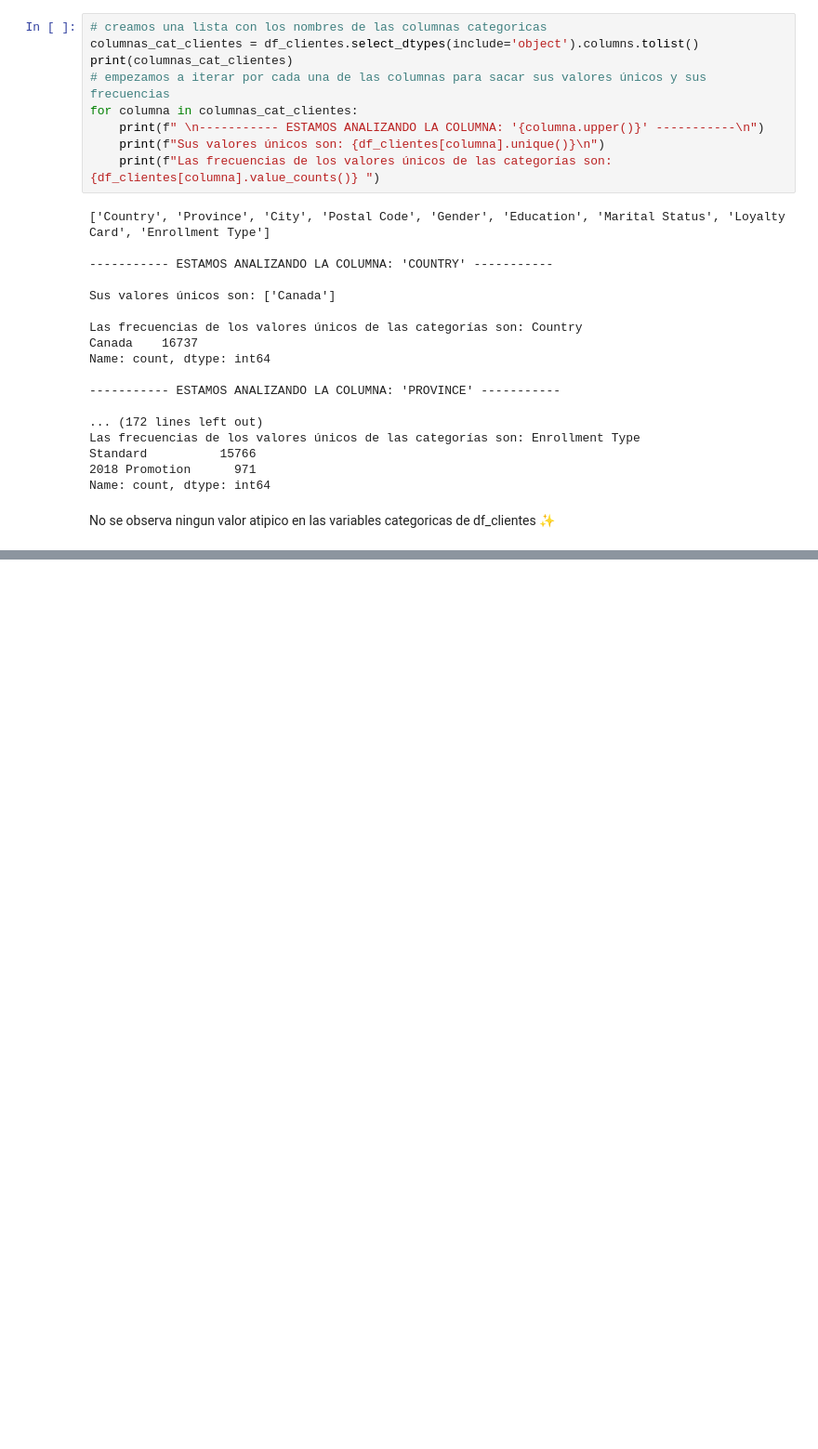
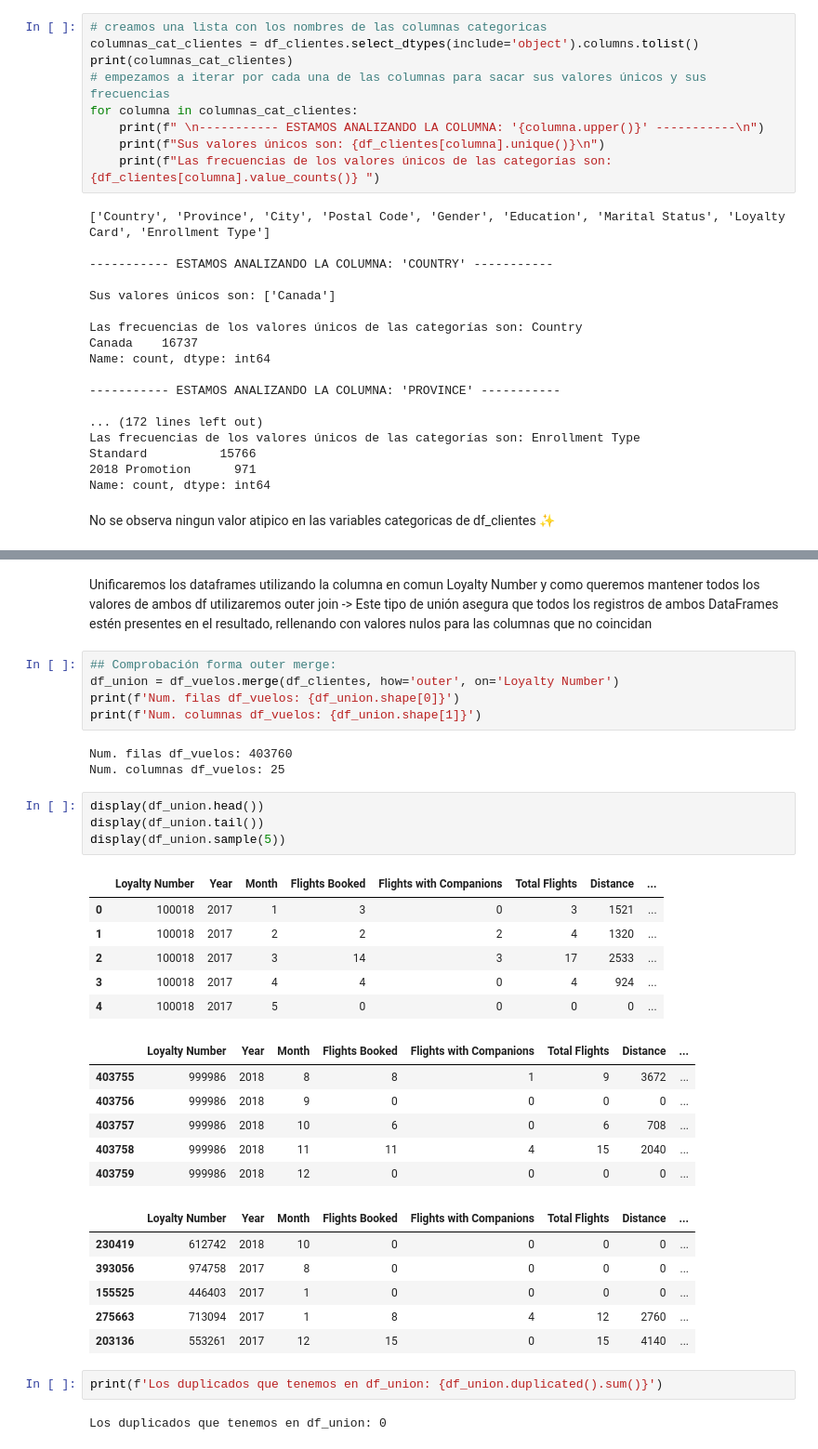
Before and after one commit to Adalab/bda-modulo-3-evaluacion-final-mpenacasares, a Jupyter notebook: notebooks/modulo-3-eval-mpcasares.ipynb, the cells around one changed output, grey strips where cells are left out. Shown at 93% size. Drawn from its saved outputs; the diff is of its cells as text; blank space fills up the shorter version.

Commit message:
Fase 1 union

```diff
--- a/notebooks/modulo-3-eval-mpcasares.ipynb
+++ b/notebooks/modulo-3-eval-mpcasares.ipynb
@@ -404,0 +433,37 @@ No se observa ningun valor atipico en las variables categoricas de df_clientes
+# %% [markdown]
+Unificaremos los dataframes utilizando la columna en comun Loyalty Number y como queremos mantener todos los valores de ambos df utilizaremos outer join -> Este tipo de unión asegura que todos los registros de ambos DataFrames estén presentes en el resultado, rellenando con valores nulos para las columnas que no coincidan
+# %%
+## Comprobación forma outer merge:
+df_union = df_vuelos.merge(df_clientes, how='outer', on='Loyalty Number')
+print(f'Num. filas df_vuelos: {df_union.shape[0]}')
+print(f'Num. columnas df_vuelos: {df_union.shape[1]}')
+# %% [output]
+Num. filas df_vuelos: 403760
+Num. columnas df_vuelos: 25
+# %%
+display(df_union.head())
+display(df_union.tail())
+display(df_union.sample(5))
+# %% [output]
+|  | Loyalty Number | Year | Month | Flights Booked | Flights with Companions | Total Flights | Distance | ... |
+| 0 | 100018 | 2017 | 1 | 3 | 0 | 3 | 1521 | ... |
+| 1 | 100018 | 2017 | 2 | 2 | 2 | 4 | 1320 | ... |
+| 2 | 100018 | 2017 | 3 | 14 | 3 | 17 | 2533 | ... |
+| 3 | 100018 | 2017 | 4 | 4 | 0 | 4 | 924 | ... |
+| 4 | 100018 | 2017 | 5 | 0 | 0 | 0 | 0 | ... |
+|  | Loyalty Number | Year | Month | Flights Booked | Flights with Companions | Total Flights | Distance | ... |
+| 403755 | 999986 | 2018 | 8 | 8 | 1 | 9 | 3672 | ... |
+| 403756 | 999986 | 2018 | 9 | 0 | 0 | 0 | 0 | ... |
+| 403757 | 999986 | 2018 | 10 | 6 | 0 | 6 | 708 | ... |
+| 403758 | 999986 | 2018 | 11 | 11 | 4 | 15 | 2040 | ... |
+| 403759 | 999986 | 2018 | 12 | 0 | 0 | 0 | 0 | ... |
+|  | Loyalty Number | Year | Month | Flights Booked | Flights with Companions | Total Flights | Distance | ... |
+| 230419 | 612742 | 2018 | 10 | 0 | 0 | 0 | 0 | ... |
+| 393056 | 974758 | 2017 | 8 | 0 | 0 | 0 | 0 | ... |
+| 155525 | 446403 | 2017 | 1 | 0 | 0 | 0 | 0 | ... |
+| 275663 | 713094 | 2017 | 1 | 8 | 4 | 12 | 2760 | ... |
+| 203136 | 553261 | 2017 | 12 | 15 | 0 | 15 | 4140 | ... |
+# %%
+print(f'Los duplicados que tenemos en df_union: {df_union.duplicated().sum()}')
+# %% [output]
+Los duplicados que tenemos en df_union: 0
```
Also changed, not shown: parts of 13 cells of this notebook.
